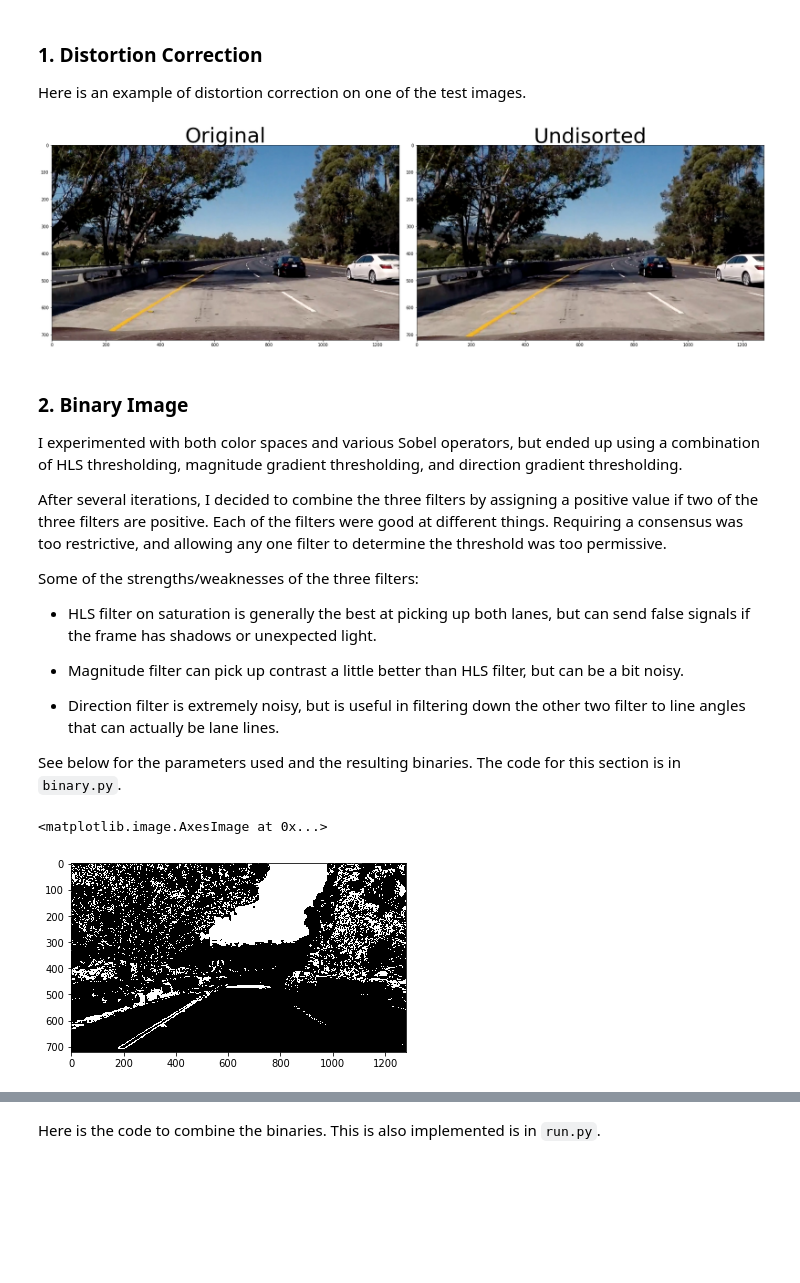
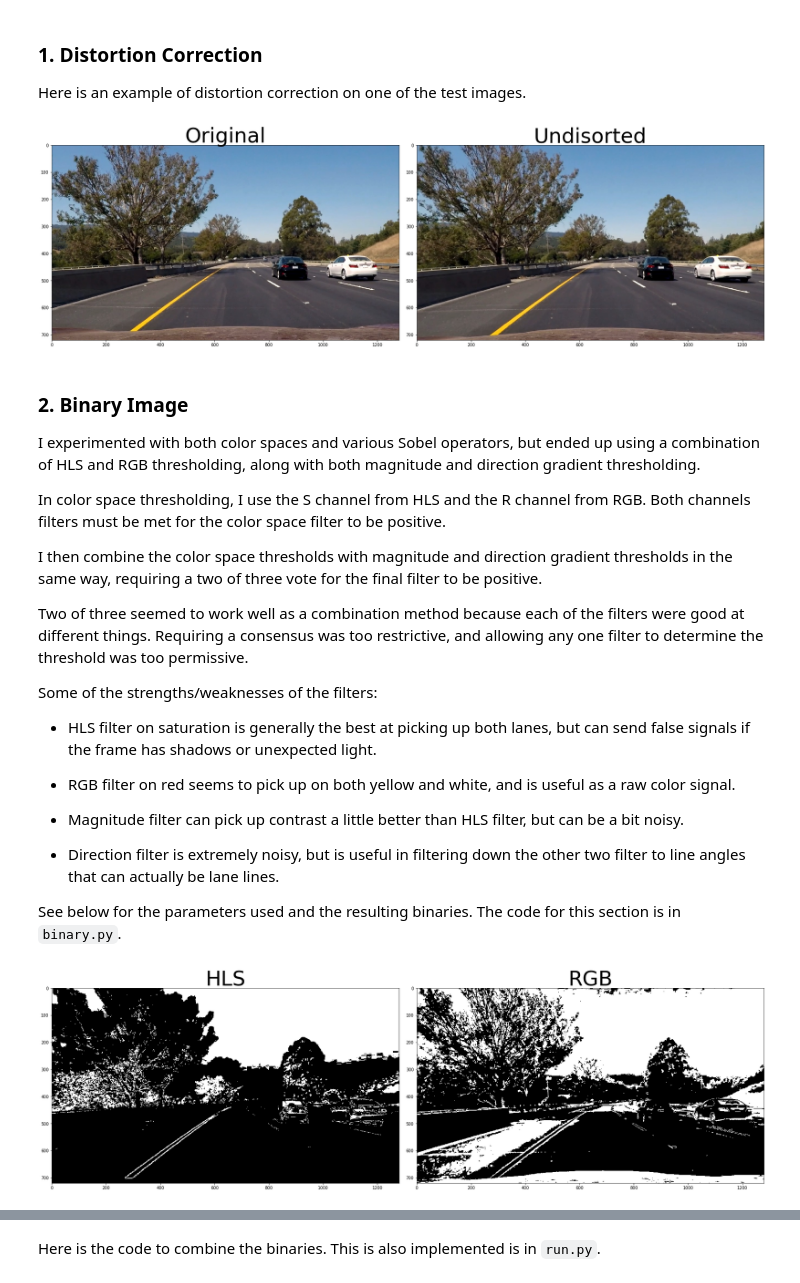
Before and after one commit to fuJiin/ND013-P4, a Jupyter notebook: writeup.ipynb, the cells around one changed output, grey strips where cells are left out. Saved outputs shown, nothing was run; the diff lists cells and outputs as text; code cells hidden in the pictures; blank space fills up the shorter version.

```diff
--- a/writeup.ipynb
+++ b/writeup.ipynb
@@ -65,7 +65,7 @@ Here is an example of distortion correction on one of the test images.
 # Get test image and its shape
 
 # Get test image and its shape
-test_image = cv2.imread('./test_images/test5.jpg')
+test_image = cv2.imread('./test_images/test6.jpg')
 img_size = tuple(reversed(test_image.shape[0:2]))
 
 # Calibrate camera, undistort image
@@ -81,21 +81,25 @@ double_plt(
     title_2='Undisorted'
 )
 # %% [output]
-[figure, old version]
+[figure, new version]
 # %% [markdown]
 ### 2. Binary Image
 
-I experimented with both color spaces and various Sobel operators, but ended up using a combination of HLS thresholding, magnitude gradient thresholding, and direction gradient thresholding.
+I experimented with both color spaces and various Sobel operators, but ended up using a combination of HLS and RGB thresholding, along with both magnitude and direction gradient thresholding.
 
-After several iterations, I decided to combine the three filters by assigning a positive value if two of the three filters are positive. Each of the filters were good at different things. Requiring a consensus was too restrictive, and allowing any one filter to determine the threshold was too permissive.
+In color space thresholding, I use the S channel from HLS and the R channel from RGB. Both channels filters must be met for the color space filter to be positive.
 
-Some of the strengths/weaknesses of the three filters:
+I then combine the color space thresholds with magnitude and direction gradient thresholds in the same way, requiring a two of three vote for the final filter to be positive.
+
+Two of three seemed to work well as a combination method because each of the filters were good at different things. Requiring a consensus was too restrictive, and allowing any one filter to determine the threshold was too permissive.
+
+Some of the strengths/weaknesses of the filters:
 
 * HLS filter on saturation is generally the best at picking up both lanes, but can send false signals if the frame has shadows or unexpected light.
 
+* RGB filter on red seems to pick up on both yellow and white, and is useful as a raw color signal.
 
 * Magnitude filter can pick up contrast a little better than HLS filter, but can be a bit noisy.
-
 
 * Direction filter is extremely noisy, but is useful in filtering down the other two filter to line angles that can actually be lane lines.
 
@@ -103,12 +107,20 @@ See below for the parameters used and the resulting binaries. The code for this
 # %%
 import binary
 
 # Color space
+
+# HLS
 hls = binary.hls_select(undistort, ch_filter=2, thresh=(90, 190))
-plt.imshow(hls, cmap='gray')
+
+# RGB
+rgb = binary.rgb_select(undistort, ch_filter=0, thresh=(95, 190))
+
+double_plt(
+    image_1=hls, title_1='HLS',
+    image_2=rgb, title_2='RGB'
+)
 # %% [output]
-<matplotlib.image.AxesImage at 0x...>
-[figure, old version]
+[figure, new version]
 # %%
 # Sobel
 
```
Also changed, not shown: parts of 13 cells of this notebook, 3 other files.
